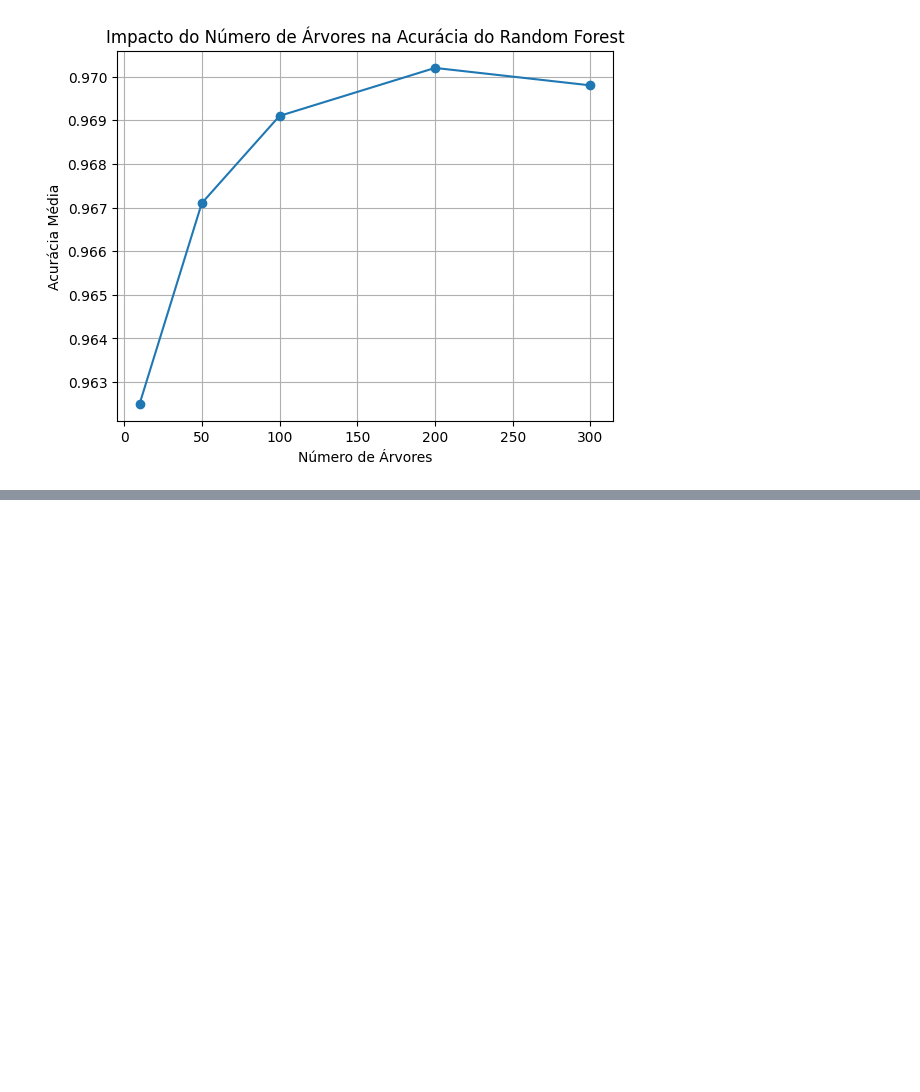
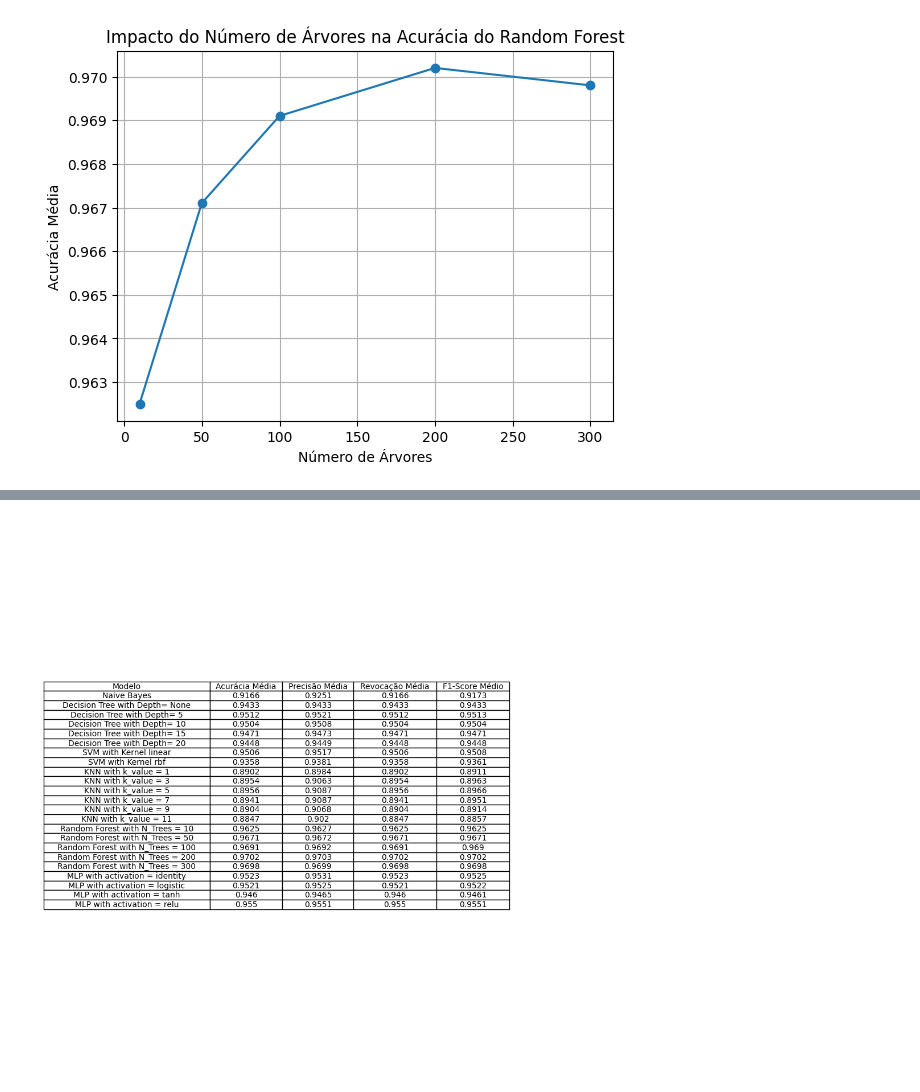
Before and after one commit to guinlops/INF-420-2024-1, a Jupyter notebook: TP4/main.ipynb, the cells around one changed output, grey strips where cells are left out. Drawn from its saved outputs; the diff is of its cells as text; code cells hidden in the pictures; blank space fills up the shorter version.

```diff
--- a/TP4/main.ipynb
+++ b/TP4/main.ipynb
@@ -328,0 +346,4 @@ plot_all_confusion_matrix()
+# %%
+plotarAllMetrics()
+# %% [output]
+[figure, added]
```
Also changed, not shown: parts of 9 cells of this notebook.
